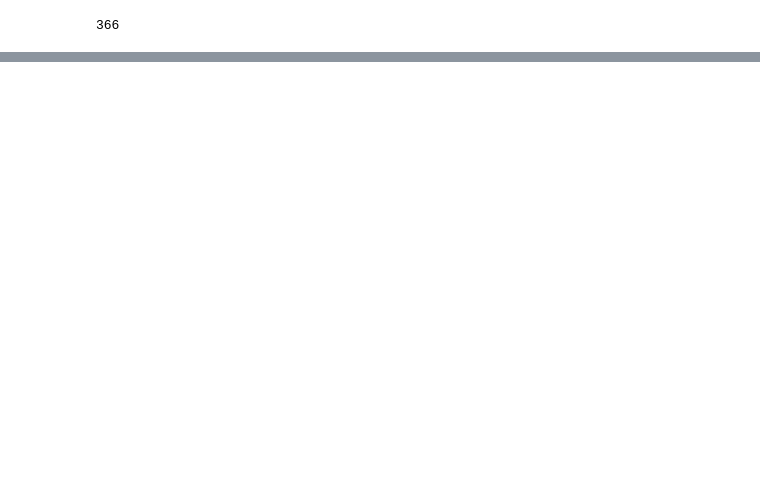
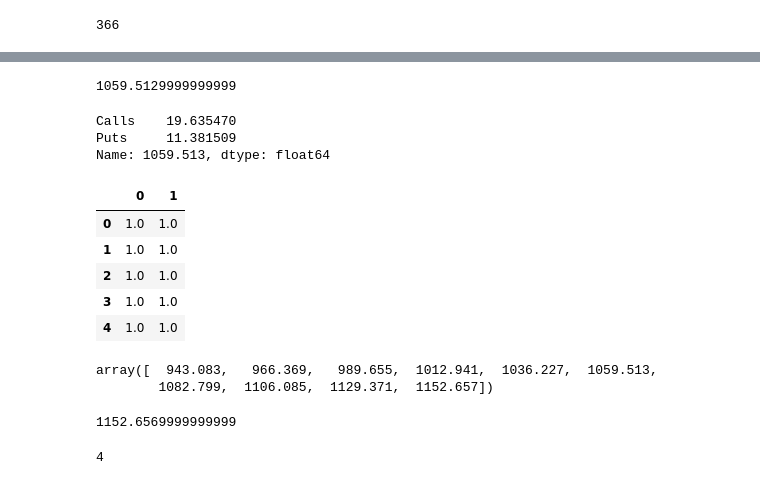
Before and after one commit to thewassermann/crypto109, a Jupyter notebook: Sandbox.ipynb, the cells around one changed output, grey strips where cells are left out. Drawn from its saved outputs; the diff is of its cells as text; code cells hidden in the pictures; blank space fills up the shorter version.

```diff
--- a/Sandbox.ipynb
+++ b/Sandbox.ipynb
@@ -134,0 +194,19 @@ op.empirical_method(btc, d1, d2, 0, 5000, 'call', lookback=30, N=500)
+# %%
+a.loc[a.mean(axis=1).idxmin()]
+# %% [output]
+1059.5129999999999
+# %%
+a.loc[a.mean(axis=1).idxmin()]
+# %% [output]
+Calls    19.635470
+Puts     11.381509
+Name: 1059.513, dtype: float64
+# %%
+pd.DataFrame([np.ones(5), np.ones(5)]).T
+# %% [output]
+|  | 0 | 1 |
+| 0 | 1.0 | 1.0 |
+| 1 | 1.0 | 1.0 |
+| 2 | 1.0 | 1.0 |
+| 3 | 1.0 | 1.0 |
+| 4 | 1.0 | 1.0 |
@@ -134,0 +215,9 @@ op.empirical_method(btc, d1, d2, 0, 5000, 'call', lookback=30, N=500)
+# %%
+cls
+# %% [output]
+array([  943.083,   966.369,   989.655,  1012.941,  1036.227,  1059.513,
+        1082.799,  1106.085,  1129.371,  1152.657])
+# %%
+cls[(1059.5129999999999 - cls).argmin()]
+# %% [output]
+1152.6569999999999
@@ -134,0 +226,4 @@ op.empirical_method(btc, d1, d2, 0, 5000, 'call', lookback=30, N=500)
+# %%
+cls[cls > 0].argmin()
+# %% [output]
+4
```
Also changed, not shown: parts of 22 cells of this notebook, 4 other files.
